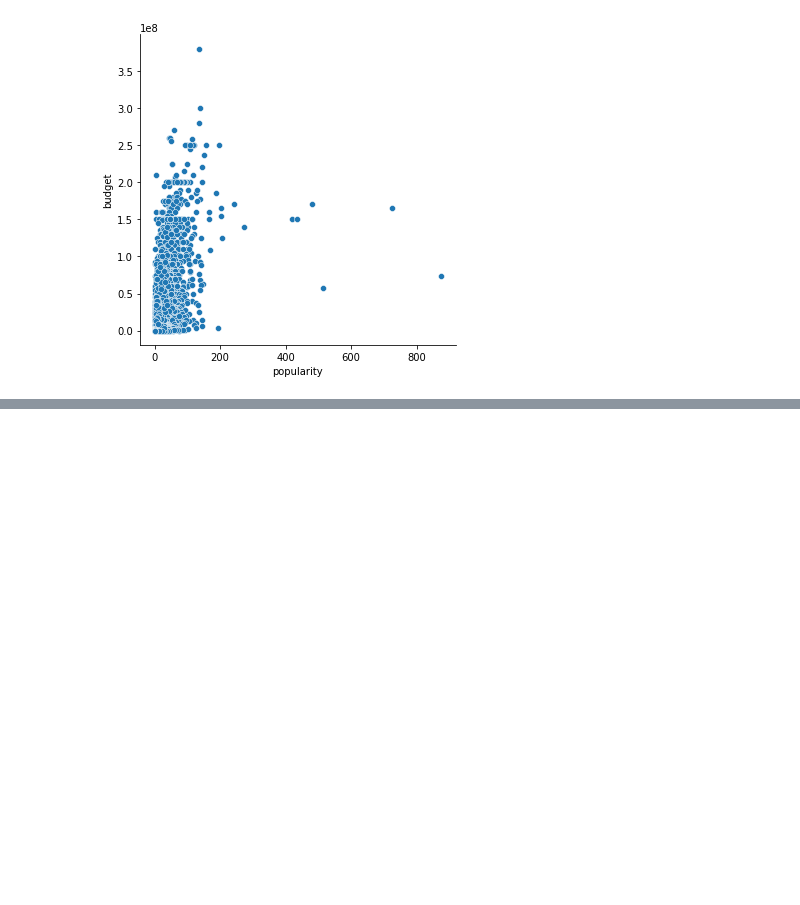
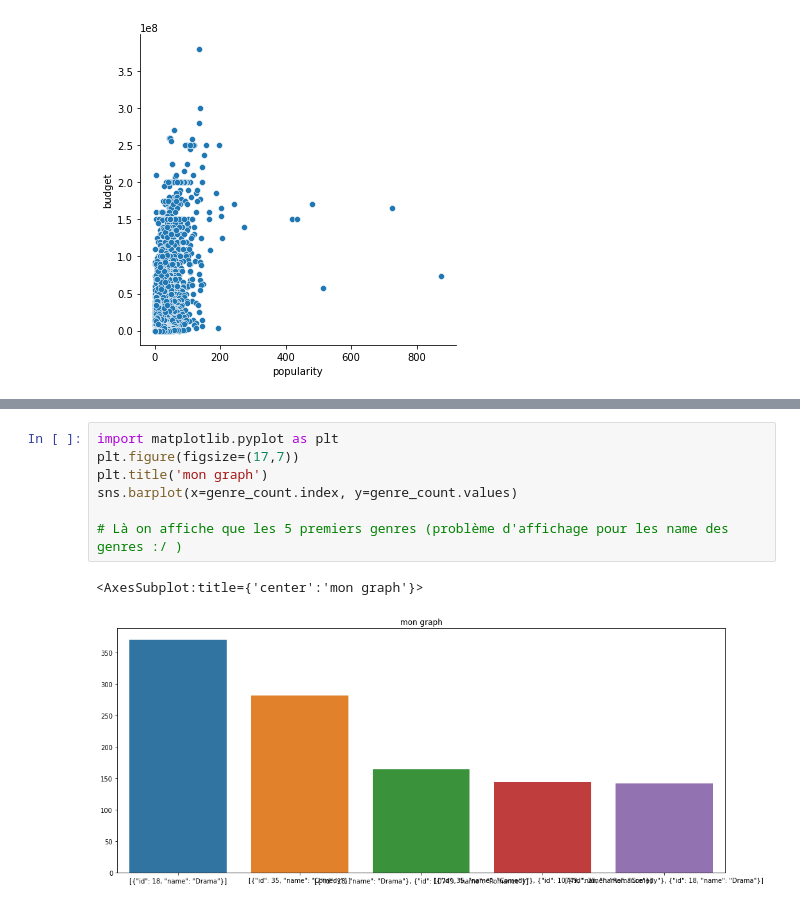
Before and after one commit to Guillaume-Lazaro/PythonEDA, a Jupyter notebook: Projet/Test données TMDB.ipynb, the cells around one changed output, grey strips where cells are left out. Drawn from its saved outputs; the diff is of its cells as text; blank space fills up the shorter version.

```diff
--- a/Projet/Test données TMDB.ipynb
+++ b/Projet/Test données TMDB.ipynb
@@ -54,0 +97,10 @@ budget_popularity_sample = sns.relplot(x="popularity", y="budget", data=tmdb_sam
+# %%
+import matplotlib.pyplot as plt
+plt.figure(figsize=(17,7))
+plt.title('mon graph')
+sns.barplot(x=genre_count.index, y=genre_count.values)
+
+# Là on affiche que les 5 premiers genres (problème d'affichage pour les name des genres :/ )
+# %% [output]
+<AxesSubplot:title={'center':'mon graph'}>
+[figure, added]
```
Also changed, not shown: parts of 12 cells of this notebook.
